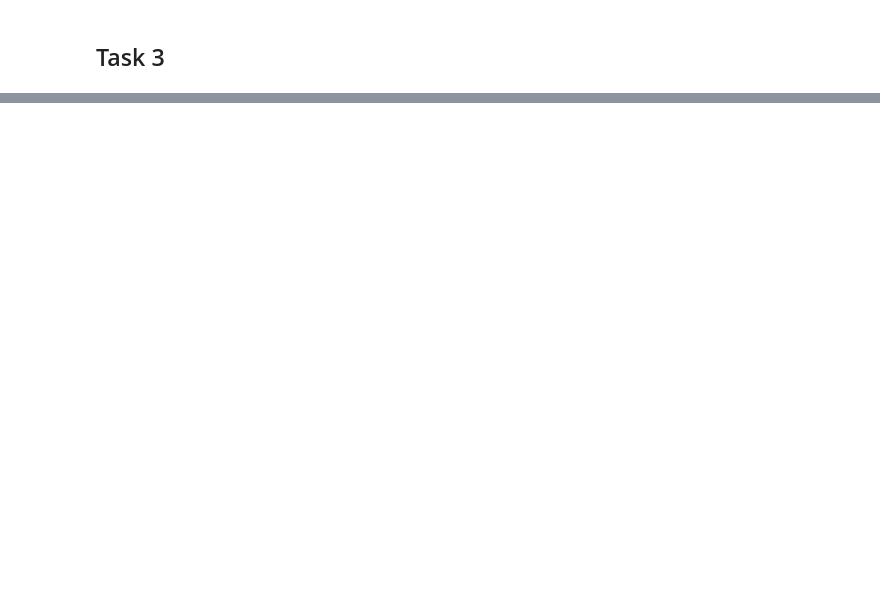
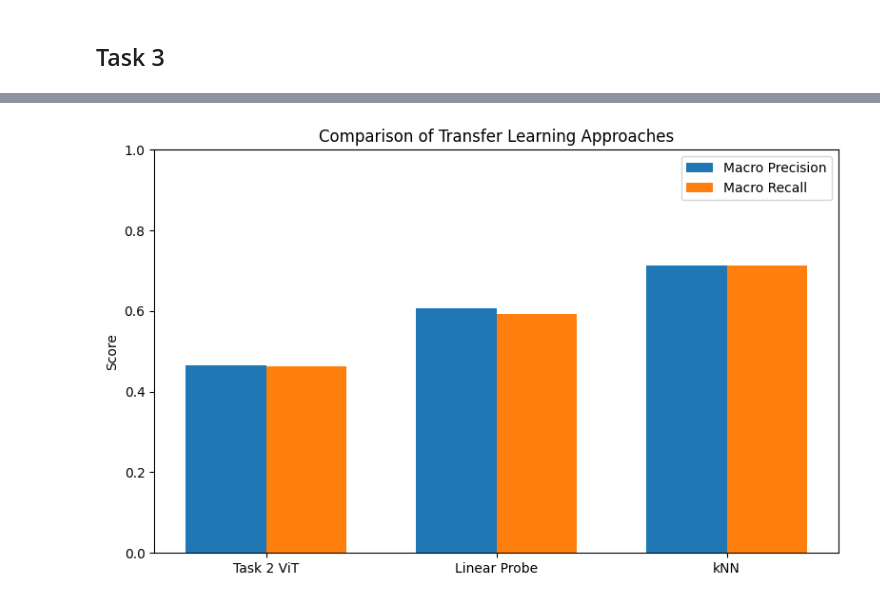
Before and after one commit to joanaritalopes/Autonomous-Driving-using-Deep-Learning, a Jupyter notebook: assignment2_skeleton.ipynb, the cells around one changed output, grey strips where cells are left out. Drawn from its saved outputs; the diff is of its cells as text; code cells hidden in the pictures; blank space fills up the shorter version.

Commit message:
Task 3

```diff
--- a/assignment2_skeleton.ipynb
+++ b/assignment2_skeleton.ipynb
@@ -813,6 +852,10 @@ def extract_features(model, dataloader, device):
+# %%
+
+train_loader_vit = DataLoader(train_dataset_vit, batch_size=BATCH_SIZE, shuffle=True)
+test_loader_vit = DataLoader(test_dataset_vit, batch_size=BATCH_SIZE, shuffle=False)
 # %%
-train_features, train_labels = extract_features(model, train_loader, device)
-test_features, test_labels = extract_features(model, test_loader_clean, device)
+train_features, train_labels = extract_features(model, train_loader_vit, DEVICE)
+test_features, test_labels = extract_features(model, test_loader_vit, DEVICE)
 # %%
 print(train_features.shape)
 print(test_features.shape)
@@ -827,10 +873,10 @@ for epoch in range(num_epochs):
     model.train()
     total_loss = 0
 
-    for x, y in train_loader:
-        x = x.to(device)
-        y = y.to(device)
-        print(y)
+    for x, y in train_loader_vit:
+        x = x.to(DEVICE)
+        y = y.to(DEVICE)
+
 
         optimizer.zero_grad()
 
@@ -842,4 +888,4 @@ for epoch in range(num_epochs):
 
         total_loss += loss.item()
 
-    print(f"Epoch {epoch+1}/{num_epochs}, loss: {total_loss / len(train_loader):.4f}"
+    print(f"Epoch {epoch+1}/{num_epochs}, loss: {total_loss / len(train_loader):.4f}")
@@ -846,6 +903,6 @@ for epoch in range(num_epochs):
 # %%
 #Linear probing model predictions
-preds_lb = model(test_features.to(device)).argmax(1).cpu().numpy()
+preds_lb,labels = get_preds_and_labels(  model, test_loader_vit, DEVICE)
 #
 # %%
 train=_features = train_features.numpy()
@@ -866,3 +934,26 @@ macro_r_knn = recall_score(test_labels, knn_preds, average="macro", zero_divisio
 #Linear probing aggeragated metrics
 macro_p_lb = precision_score(test_labels, preds_lb, average="macro", zero_division=0)
 macro_r_lb = recall_score(test_labels, preds_lb, average="macro", zero_division=0)
+# %%
+precision = [ macro_p_clean, macro_p_knn, macro_p_lb]
+recall = [macro_r_clean, macro_r_knn, macro_r_lb]
+plt.figure(figsize=(8,5))
+
+width = 0.35
+methods = ["Task 2 ViT", "Linear Probe", "kNN"]
+x = np.arange(len(methods))
+plt.bar(x - width/2, precision, width, label="Macro Precision")
+plt.bar(x + width/2, recall, width, label="Macro Recall")
+
+
+
+plt.xticks(x, methods)
+plt.ylabel("Score")
+plt.ylim(0, 1)
+plt.title("Comparison of Transfer Learning Approaches")
+plt.legend()
+
+plt.tight_layout()
+plt.show()
+# %% [output]
+[figure, added]
```
Also changed, not shown: parts of 13 cells of this notebook.
